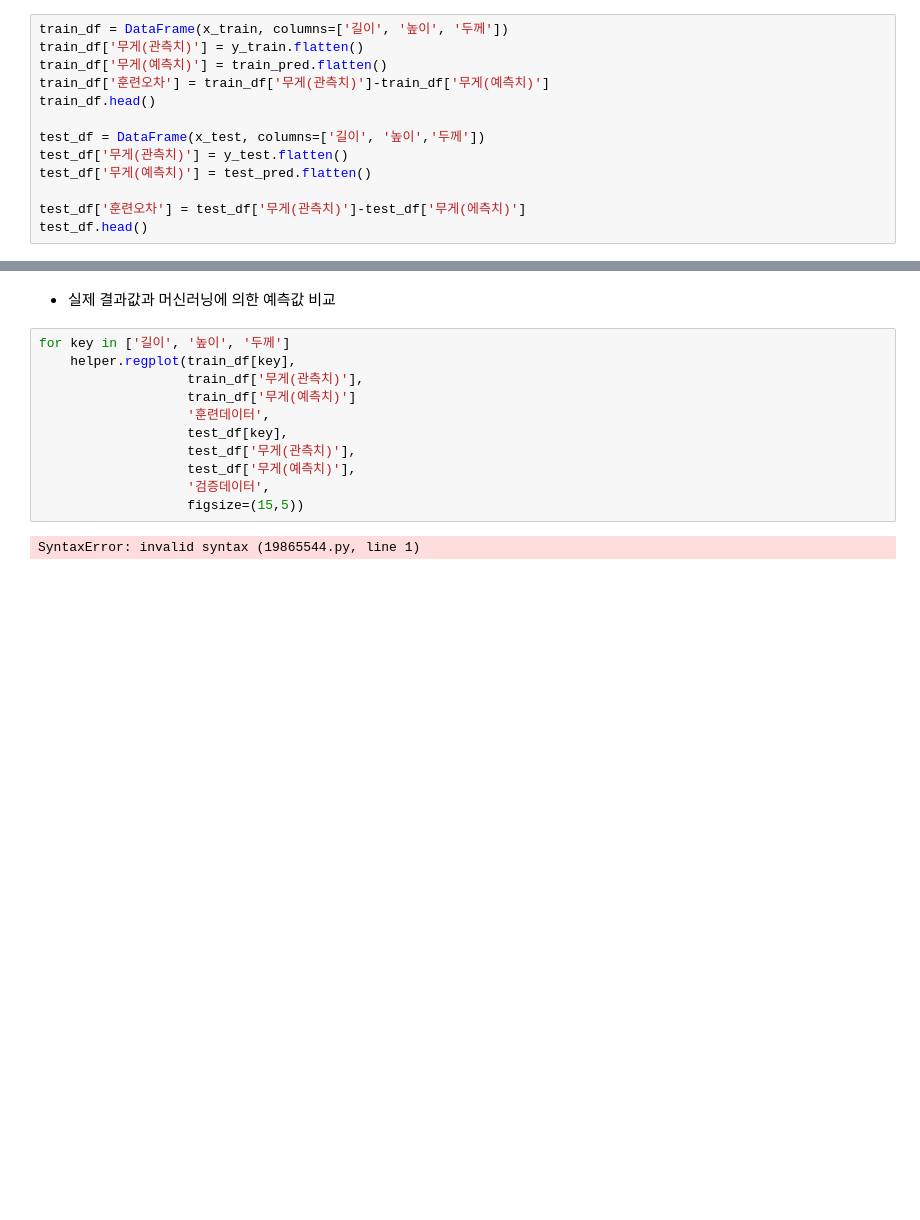
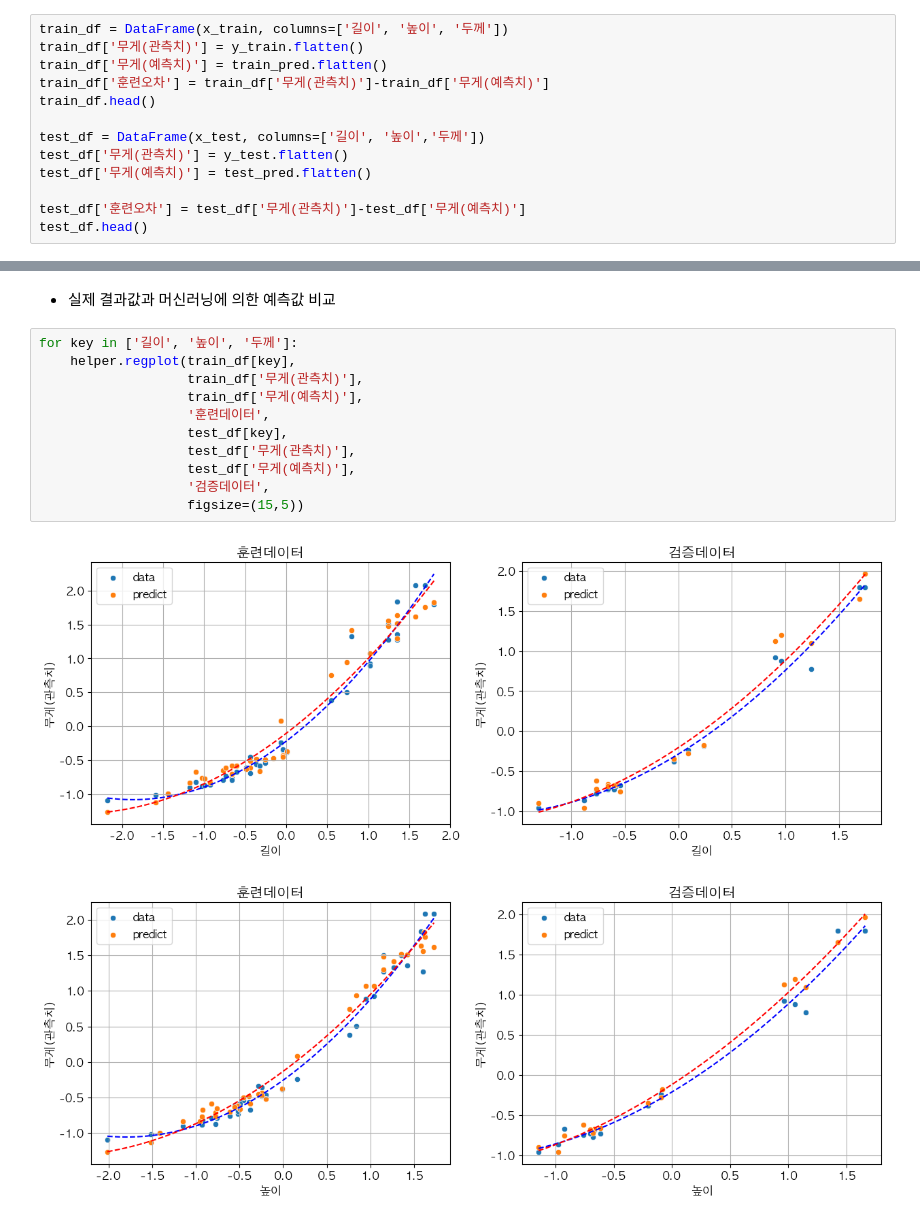
Before and after one commit to dahyoon/data_analysis, a Jupyter notebook: F_데이터마이닝/3_Tensorflow/8_다중선형회귀.ipynb, the cells around one changed output, grey strips where cells are left out. Drawn from its saved outputs; the diff is of its cells as text; blank space fills up the shorter version.

```diff
--- a/F_데이터마이닝/3_Tensorflow/8_다중선형회귀.ipynb
+++ b/F_데이터마이닝/3_Tensorflow/8_다중선형회귀.ipynb
@@ -220,5 +314,5 @@ test_df = DataFrame(x_test, columns=['길이', '높이','두께'])
 test_df['무게(관측치)'] = y_test.flatten()
 test_df['무게(예측치)'] = test_pred.flatten()
 
-test_df['훈련오차'] = test_df['무게(관측치)']-test_df['무게(에측치)']
+test_df['훈련오차'] = test_df['무게(관측치)']-test_df['무게(예측치)']
 test_df.head()
@@ -225,15 +326,16 @@ test_df.head()
 # %% [markdown]
 - 실제 결과값과 머신러닝에 의한 예측값 비교
 # %%
-for key in ['길이', '높이', '두께']
+for key in ['길이', '높이', '두께']:
     helper.regplot(train_df[key],
                    train_df['무게(관측치)'],
-                   train_df['무게(예측치)']
+                   train_df['무게(예측치)'],
                    '훈련데이터',
                    test_df[key],
                    test_df['무게(관측치)'],
                    test_df['무게(예측치)'],
                    '검증데이터',
                    figsize=(15,5))
 # %% [output]
-SyntaxError: invalid syntax (19865544.py, line 1)
+[figure, added]
+[figure, added]
```
Also changed, not shown: parts of 19 cells of this notebook, 20 other files.
